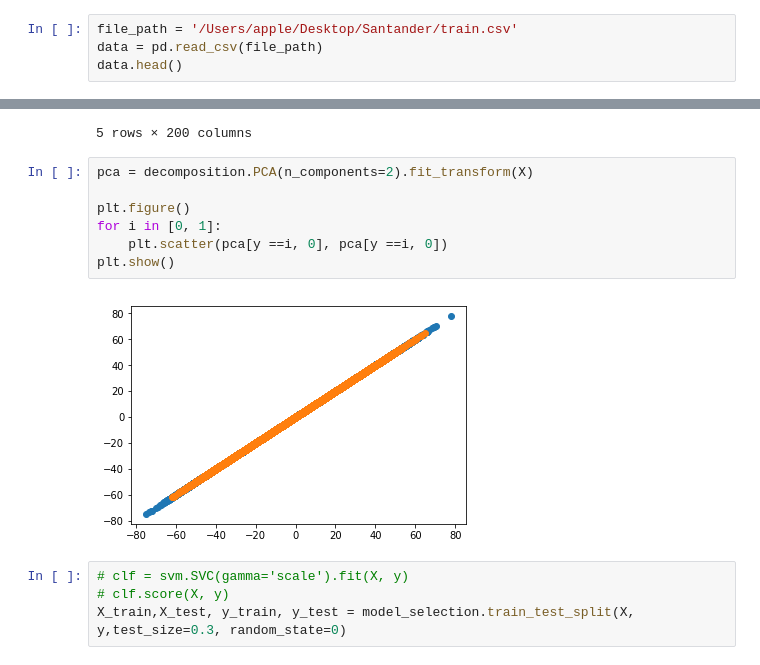
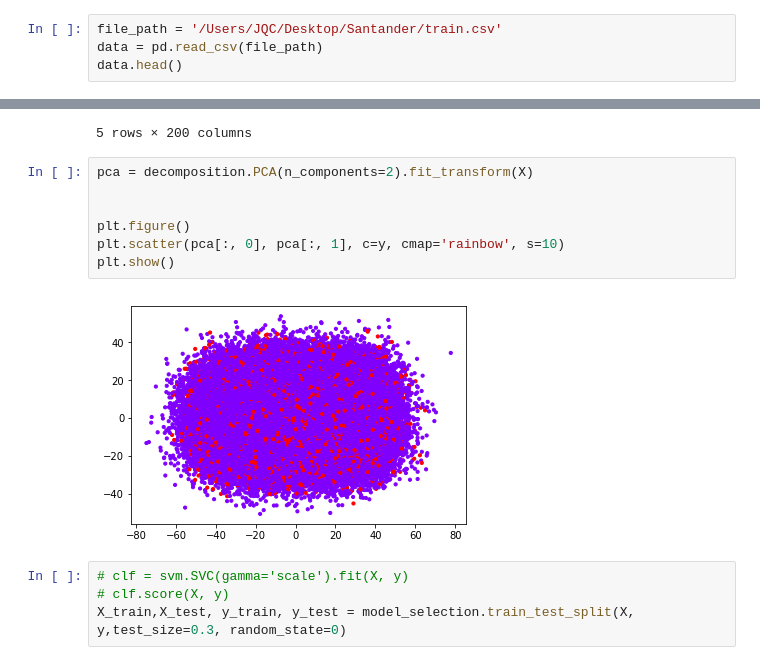
Before and after one commit to appbanana/MachineLearningAction, a Jupyter notebook: kaggle/Santander/01-探索数据.ipynb, the cells around one changed output, grey strips where cells are left out. Cells and saved outputs as stored; diff of their text form.

```diff
--- a/kaggle/Santander/01-探索数据.ipynb
+++ b/kaggle/Santander/01-探索数据.ipynb
@@ -6,7 +6,7 @@ import pandas as pd
 from sklearn import model_selection, ensemble, decomposition, svm
 from matplotlib import pyplot as plt
 # %%
-file_path = '/Users/apple/Desktop/Santander/train.csv'
+file_path = '/Users/JQC/Desktop/Santander/train.csv'
 data = pd.read_csv(file_path)
 data.head()
 # %% [output]
@@ -94,12 +94,12 @@ X.head()
 # %%
 pca = decomposition.PCA(n_components=2).fit_transform(X)
 
+
 plt.figure()
-for i in [0, 1]:
-    plt.scatter(pca[y ==i, 0], pca[y ==i, 0])
+plt.scatter(pca[:, 0], pca[:, 1], c=y, cmap='rainbow', s=10)
 plt.show()
 # %% [output]
-[figure, old version]
+[figure, new version]
 # %%
 # clf = svm.SVC(gamma='scale').fit(X, y)
 # clf.score(X, y)
```
Also changed, not shown: parts of 5 cells of this notebook.
